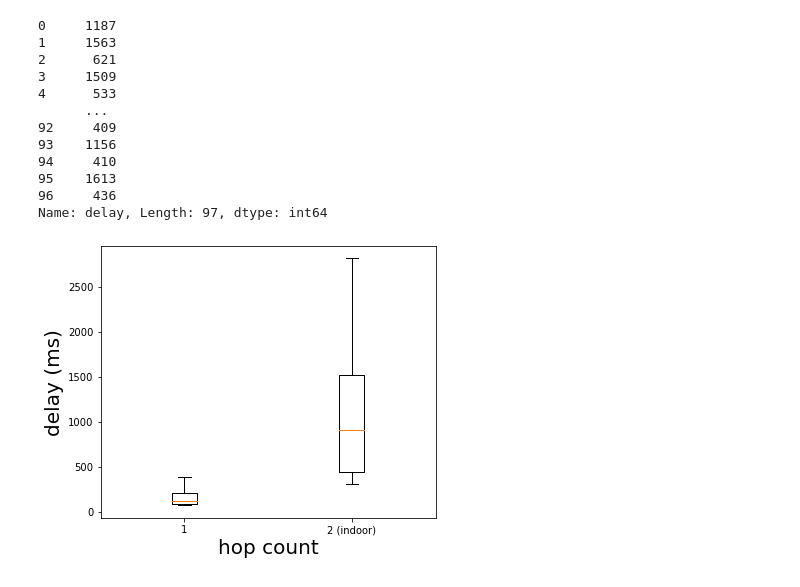
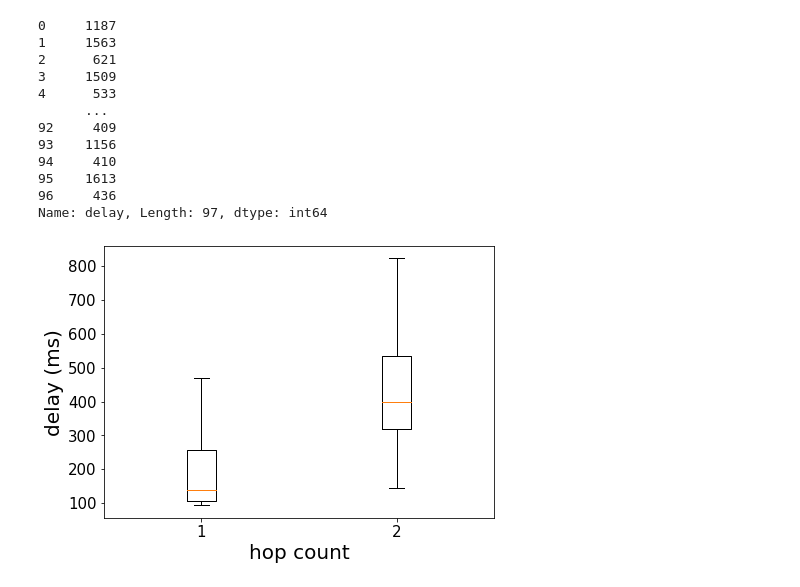
Before and after one commit to kavindaperera/meshify-stats, a Jupyter notebook: delay-boxplot.ipynb, the cells around one changed output. Cells and saved outputs as stored; diff of their text form; code cells hidden in the pictures.

```diff
--- a/delay-boxplot.ipynb
+++ b/delay-boxplot.ipynb
@@ -182,3 +233,3 @@ result_miranda_2h_10m.shape
 # %%
-df_2h_10m = pd.merge(result_miranda_2h_10m, result_elsa_2h_10m, on="uuid")
+df_2h_15m = pd.merge(result_miranda_2h_15m, result_elsa_2h_15m, on="uuid")
 # %%
@@ -206,3 +253,7 @@ df_2h_10m['timeStamp_y'] = df_2h_10m['timeStamp_y'] + 347
+# %%
+df_2h_15m['timeStamp_x'] = df_2h_15m['timeStamp_x'] - 1030
+# %%
+df_2h_15m['timeStamp_y'] = df_2h_15m['timeStamp_y'] + 298
 # %%
-df_2h_10m['delay'] = df_2h_10m['timeStamp_y'] - df_2h_10m['timeStamp_x']
+df_2h_15m['delay'] = df_2h_15m['timeStamp_y'] - df_2h_15m['timeStamp_x']
 # %%
@@ -283,29 +334,34 @@ df_2h_10m_in['delay']
 96     436
 Name: delay, Length: 97, dtype: int64
 # %%
-columns = [df_1h_10m['delay'], df_2h_10m_in['delay'], ]
-labels = ['1','2 (indoor)']
+columns = [df_1h_15m['delay'], df_2h_15m['delay'][:36], ]
+labels = ['1','2']
 
 fig, ax = plt.subplots()
-bplot1 = ax.boxplot(columns,
+bplot2 = ax.boxplot(columns,
             vert=True,  # vertical box alignment
             patch_artist=False,  # fill with color
             showfliers=False,
-            labels=labels)
+            labels=labels,)
 
 ax.set_ylabel('delay (ms)', fontsize=20)
 ax.set_xlabel('hop count', fontsize=20)
 
+for tick in ax.xaxis.get_major_ticks():
+    tick.label.set_fontsize(15)
 
-# fill with colors
+for tick in ax.yaxis.get_major_ticks():
+    tick.label.set_fontsize(15)
+
+# # fill with colors
 # colors = ['lightgreen', 'lightblue', 'lightred']
-# for bplot in (bplot1, ):
+# for bplot in (bplot2, ):
 #     for patch, color in zip(bplot['boxes'], colors):
 #         patch.set_facecolor(color)
 
-fig.set_size_inches(6, 5)
+fig.set_size_inches(7, 5)
 
-plt.savefig('plots/figure_eval_2.png', dpi=300, bbox_inches=None, pad_inches=1,)
+plt.savefig('plots/figure_eval_2.png', dpi=300, bbox_inches=None, pad_inches=.2,)
 plt.show()
 # %% [output]
-[figure, old version]
+[figure, new version]
```
Also changed, not shown: parts of 23 cells of this notebook, 6 other files.
